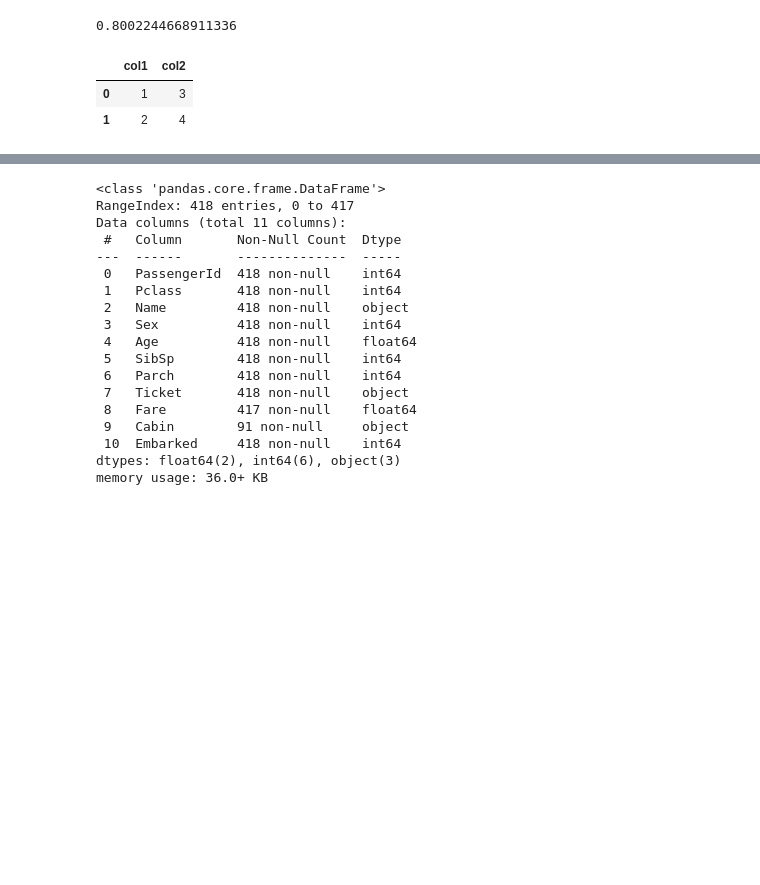
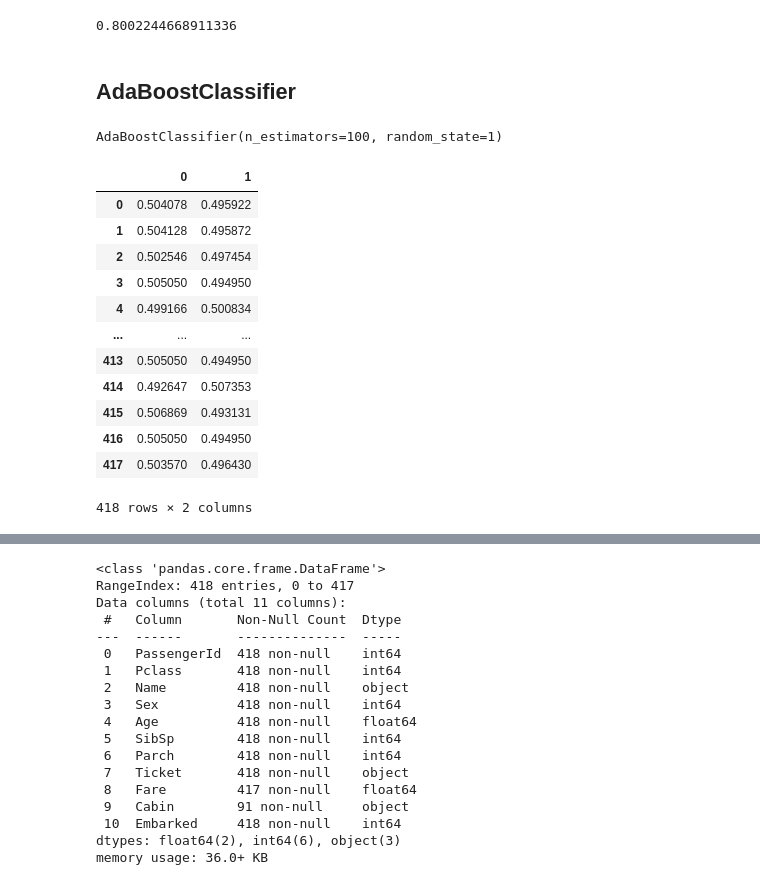
Before and after one commit to Nikhilreddy1/Titanic-passengers-survival-prediction, a Jupyter notebook: Titanic.ipynb, the cells around one changed output, grey strips where cells are left out. Drawn from its saved outputs; the diff is of its cells as text; code cells hidden in the pictures; blank space fills up the shorter version.

```diff
--- a/Titanic.ipynb
+++ b/Titanic.ipynb
@@ -783,10 +781,12 @@ log_bestgrid=best_grid.score(X_train,y_train)
 log_bestgrid
 # %% [output]
 0.8002244668911336
-# %%
-d = {'col1': [1, 2], 'col2': [3, 4]}
-pd.DataFrame(data=d)
-# %% [output]
-|  | col1 | col2 |
-| 0 | 1 | 3 |
-| 1 | 2 | 4 |
+# %% [markdown]
+## AdaBoostClassifier
+# %%
+from sklearn.ensemble import AdaBoostClassifier
+
+ada_model = AdaBoostClassifier(n_estimators=100, random_state=1)
+ada_model.fit(X_train,y_train)
+# %% [output]
+AdaBoostClassifier(n_estimators=100, random_state=1)
@@ -792,0 +796,17 @@ pd.DataFrame(data=d)
+# %%
+ada_ytest_predcit_prob= ada_model.predict_proba(X_test)
+pd.DataFrame(ada_ytest_predcit_prob)
+# %% [output]
+|  | 0 | 1 |
+| 0 | 0.504078 | 0.495922 |
+| 1 | 0.504128 | 0.495872 |
+| 2 | 0.502546 | 0.497454 |
+| 3 | 0.505050 | 0.494950 |
+| 4 | 0.499166 | 0.500834 |
+| ... | ... | ... |
+| 413 | 0.505050 | 0.494950 |
+| 414 | 0.492647 | 0.507353 |
+| 415 | 0.506869 | 0.493131 |
+| 416 | 0.505050 | 0.494950 |
+| 417 | 0.503570 | 0.496430 |
+418 rows × 2 columns
```
Also changed, not shown: parts of 9 cells of this notebook.
